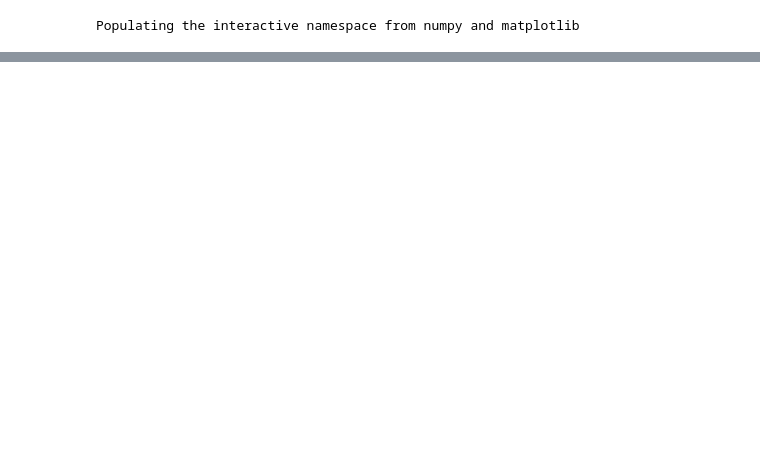
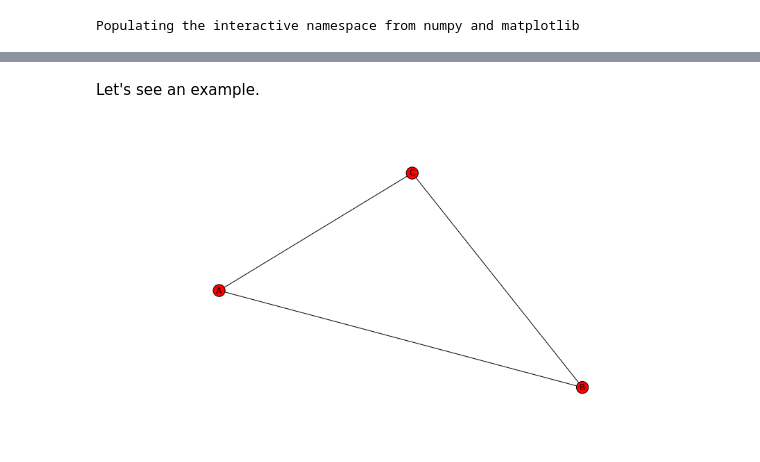
Before and after one commit to versae/data_for_humanists, a Jupyter notebook: Class18.ipynb, the cells around one changed output, grey strips where cells are left out. Cells and saved outputs as stored; diff of their text form; code cells hidden in the pictures; blank space fills up the shorter version.

```diff
--- a/Class18.ipynb
+++ b/Class18.ipynb
@@ -286,0 +202,10 @@ His clustering coefficient shows that he is in a trust network of friends, a net
+# %% [markdown]
+Let's see an example.
+# %%
+g = nx.Graph()
+g.add_edge('A','B');
+g.add_edge('B','C');
+g.add_edge('C','A');
+nx.draw(g)
+# %% [output]
+[figure, added]
```
Also changed, not shown: parts of 139 cells of this notebook, 5 other files.
